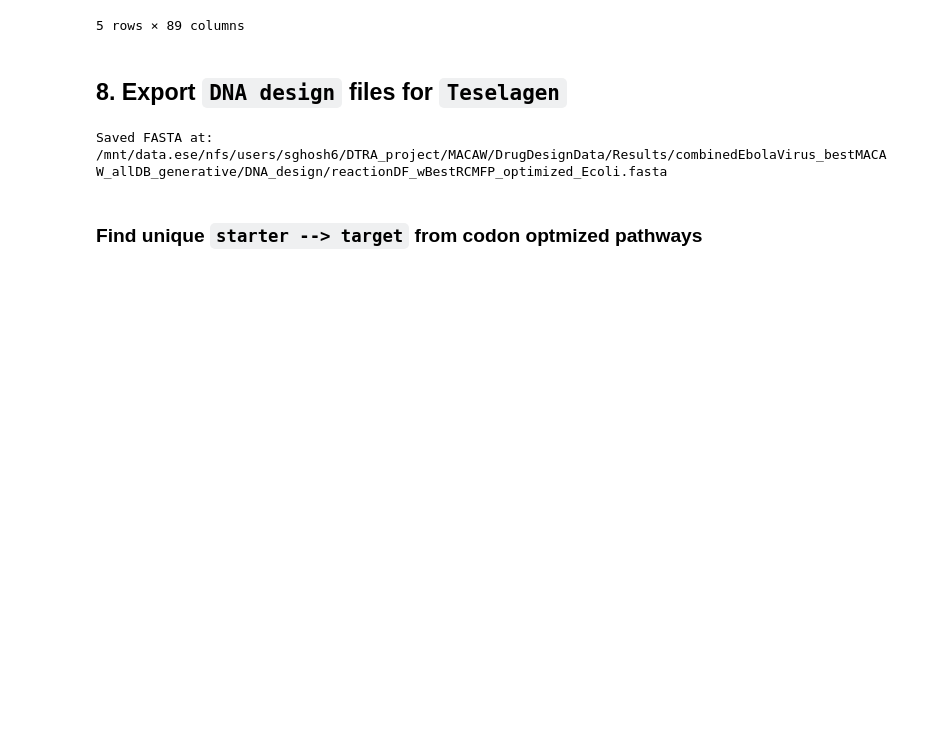
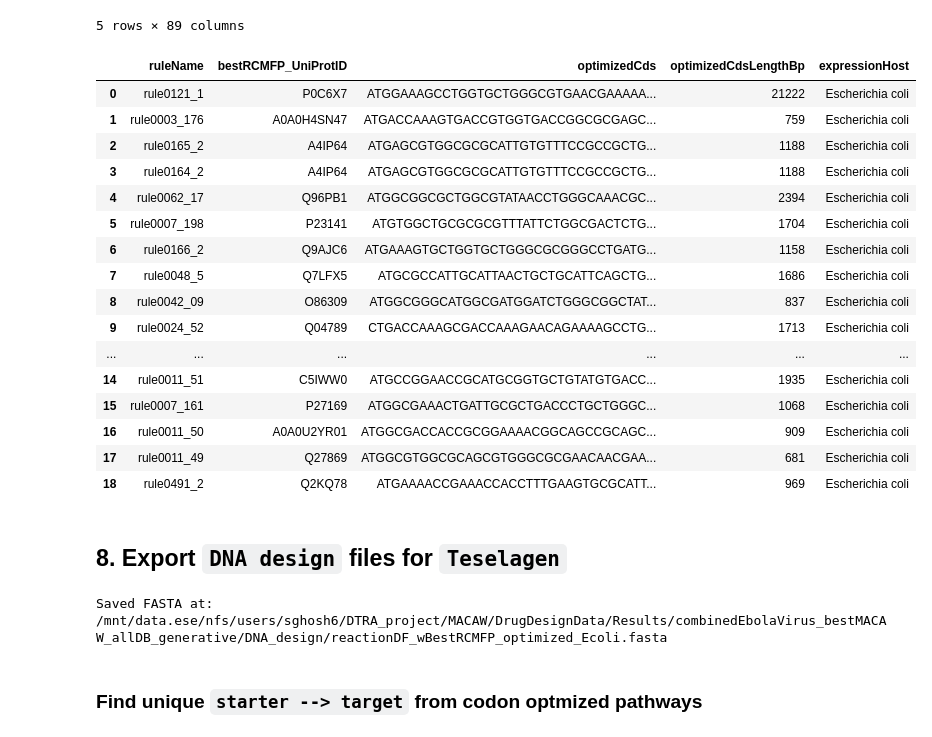
Before and after one commit to soumyadeepghosh35/DTRA_DrugDesign, a Jupyter notebook: DTRA_project_notebooks/Step10_DNA_design_pipeline_wPathwayReconstruction_OneCompound.ipynb, the cells around one changed output. Saved outputs shown, nothing was run; the diff lists cells and outputs as text; code cells hidden in the pictures; blank space fills up the shorter version.

```diff
--- a/DTRA_project_notebooks/Step10_DNA_design_pipeline_wPathwayReconstruction_OneCompound.ipynb
+++ b/DTRA_project_notebooks/Step10_DNA_design_pipeline_wPathwayReconstruction_OneCompound.ipynb
@@ -3292,6 +3363,40 @@ Unique optimized CDS : 18
 | 3 | high_pPotency_molecule_pathway2_w... | high_pPotency_molecule_pathway2_w... | 2 | high_pPotency_molecule_pathway2_w... | /mnt/data.ese/nfs/users/sghosh6/D... | high_pPotency_molecule_pathway2_w... | ... |
 | 4 | high_pPotency_molecule_pathway2_w... | high_pPotency_molecule_pathway2_w... | 2 | high_pPotency_molecule_pathway2_w... | /mnt/data.ese/nfs/users/sghosh6/D... | high_pPotency_molecule_pathway2_w... | ... |
 5 rows × 89 columns
+# %%
+reactionDF_wOptimizedDNAseq_display = (
+    bestUniprotPerRuleDF_display[["ruleName"]]
+    .merge(
+        reactionDF_wOptimizedDNAseq[
+            ["ruleName", "bestRCMFP_UniProtID",
+             "optimizedCds", "optimizedCdsLengthBp",
+             "expressionHost"]
+        ].drop_duplicates(subset=["ruleName"]),
+        on="ruleName",
+        how="left",
+    )
+    .reset_index(drop=True)
+)
+
+reactionDF_wOptimizedDNAseq_display
+# %% [output]
+|  | ruleName | bestRCMFP_UniProtID | optimizedCds | optimizedCdsLengthBp | expressionHost |
+| 0 | rule0121_1 | P0C6X7 | ATGGAAAGCCTGGTGCTGGGCGTGAACGAAAAA... | 21222 | Escherichia coli |
+| 1 | rule0003_176 | A0A0H4SN47 | ATGACCAAAGTGACCGTGGTGACCGGCGCGAGC... | 759 | Escherichia coli |
+| 2 | rule0165_2 | A4IP64 | ATGAGCGTGGCGCGCATTGTGTTTCCGCCGCTG... | 1188 | Escherichia coli |
+| 3 | rule0164_2 | A4IP64 | ATGAGCGTGGCGCGCATTGTGTTTCCGCCGCTG... | 1188 | Escherichia coli |
+| 4 | rule0062_17 | Q96PB1 | ATGGCGGCGCTGGCGTATAACCTGGGCAAACGC... | 2394 | Escherichia coli |
+| 5 | rule0007_198 | P23141 | ATGTGGCTGCGCGCGTTTATTCTGGCGACTCTG... | 1704 | Escherichia coli |
+| 6 | rule0166_2 | Q9AJC6 | ATGAAAGTGCTGGTGCTGGGCGCGGGCCTGATG... | 1158 | Escherichia coli |
+| 7 | rule0048_5 | Q7LFX5 | ATGCGCCATTGCATTAACTGCTGCATTCAGCTG... | 1686 | Escherichia coli |
+| 8 | rule0042_09 | O86309 | ATGGCGGGCATGGCGATGGATCTGGGCGGCTAT... | 837 | Escherichia coli |
+| 9 | rule0024_52 | Q04789 | CTGACCAAAGCGACCAAAGAACAGAAAAGCCTG... | 1713 | Escherichia coli |
+| ... | ... | ... | ... | ... | ... |
+| 14 | rule0011_51 | C5IWW0 | ATGCCGGAACCGCATGCGGTGCTGTATGTGACC... | 1935 | Escherichia coli |
+| 15 | rule0007_161 | P27169 | ATGGCGAAACTGATTGCGCTGACCCTGCTGGGC... | 1068 | Escherichia coli |
+| 16 | rule0011_50 | A0A0U2YR01 | ATGGCGACCACCGCGGAAAACGGCAGCCGCAGC... | 909 | Escherichia coli |
+| 17 | rule0011_49 | Q27869 | ATGGCGTGGCGCAGCGTGGGCGCGAACAACGAA... | 681 | Escherichia coli |
+| 18 | rule0491_2 | Q2KQ78 | ATGAAAACCGAAACCACCTTTGAAGTGCGCATT... | 969 | Escherichia coli |
 # %% [markdown]
 ## 8. Export `DNA design` files for `Teselagen`
 # %%
```
Also changed, not shown: parts of 4 cells of this notebook.
